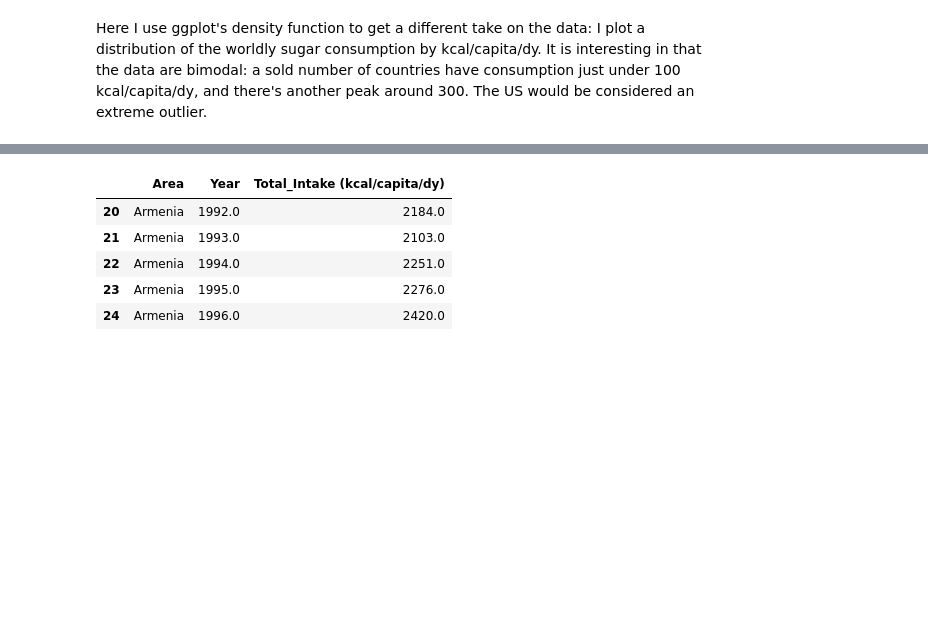
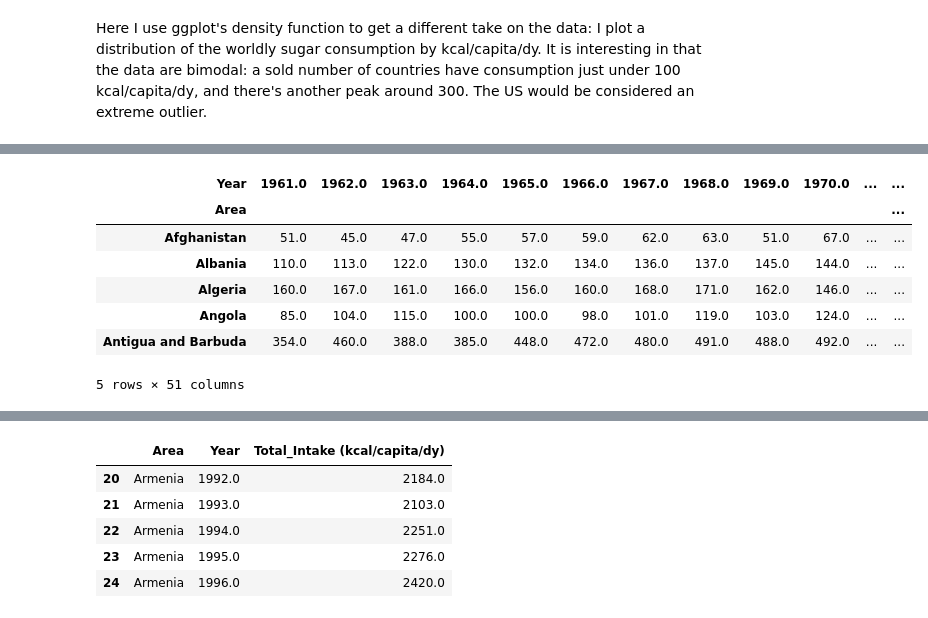
Before and after one commit to LutherCSMiller/midtermproject-andeca10, a Jupyter notebook: project1.ipynb, the cells around one changed output, grey strips where cells are left out. Drawn from its saved outputs; the diff is of its cells as text; code cells hidden in the pictures; blank space fills up the shorter version.

```diff
--- a/project1.ipynb
+++ b/project1.ipynb
@@ -114,0 +133,12 @@ ggplot(aes(x='Ave Sugar Consumption (kcal/capita/dy)'), data=ave_sugars) + geom_
+# %%
+ave_world_sugars_pivot = pd.pivot_table(world_sugar_cals, values='Sugar (kcal/capita/dy)', index = 'Area', columns='Year').fillna(0)
+ave_world_sugars_pivot.head()
+# %% [output]
+| Year | 1961.0 | 1962.0 | 1963.0 | 1964.0 | 1965.0 | 1966.0 | 1967.0 | 1968.0 | 1969.0 | 1970.0 | ... | ... |
+| Area |  |  |  |  |  |  |  |  |  |  |  | ... |
+| Afghanistan | 51.0 | 45.0 | 47.0 | 55.0 | 57.0 | 59.0 | 62.0 | 63.0 | 51.0 | 67.0 | ... | ... |
+| Albania | 110.0 | 113.0 | 122.0 | 130.0 | 132.0 | 134.0 | 136.0 | 137.0 | 145.0 | 144.0 | ... | ... |
+| Algeria | 160.0 | 167.0 | 161.0 | 166.0 | 156.0 | 160.0 | 168.0 | 171.0 | 162.0 | 146.0 | ... | ... |
+| Angola | 85.0 | 104.0 | 115.0 | 100.0 | 100.0 | 98.0 | 101.0 | 119.0 | 103.0 | 124.0 | ... | ... |
+| Antigua and Barbuda | 354.0 | 460.0 | 388.0 | 385.0 | 448.0 | 472.0 | 480.0 | 491.0 | 488.0 | 492.0 | ... | ... |
+5 rows × 51 columns
```
Also changed, not shown: parts of 26 cells of this notebook.
